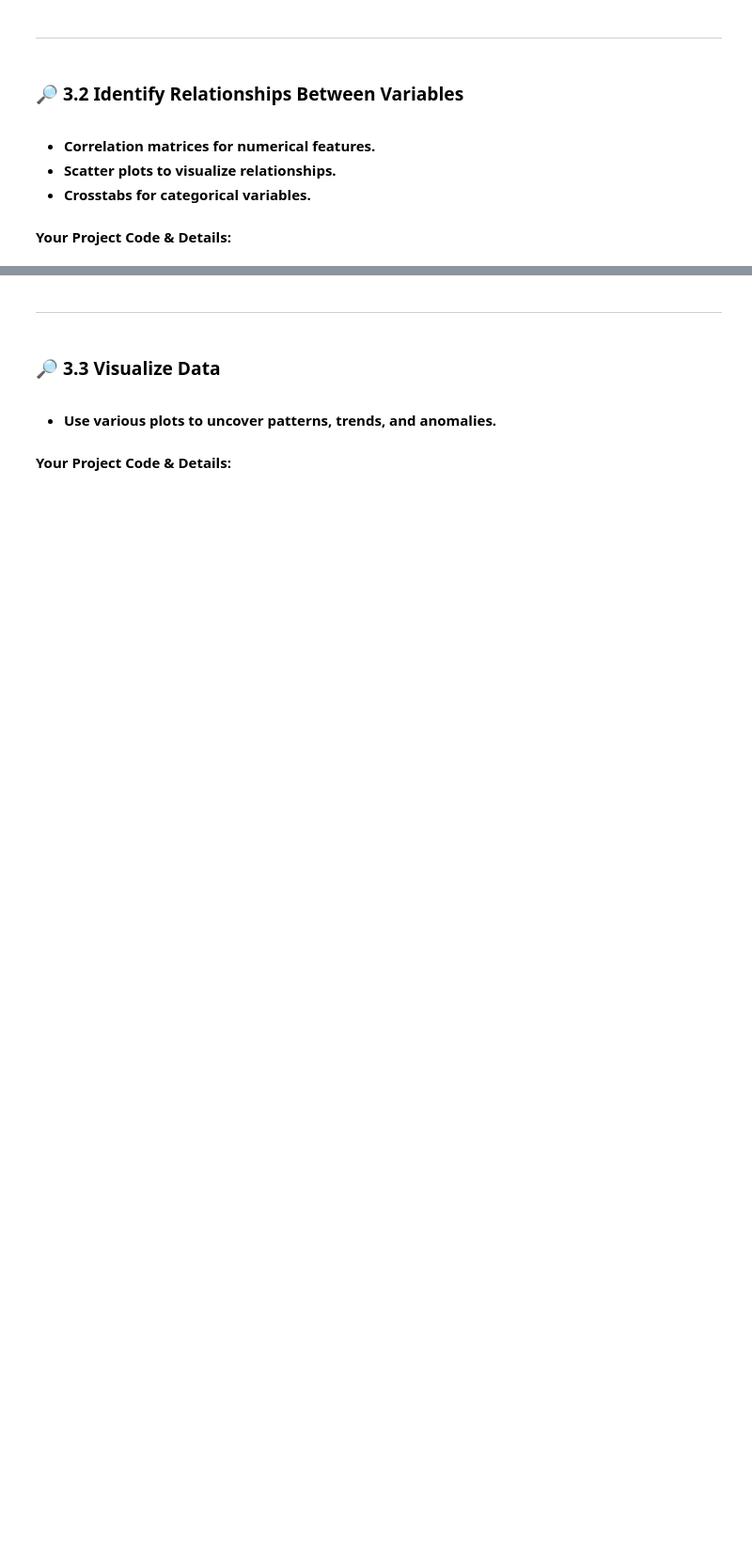
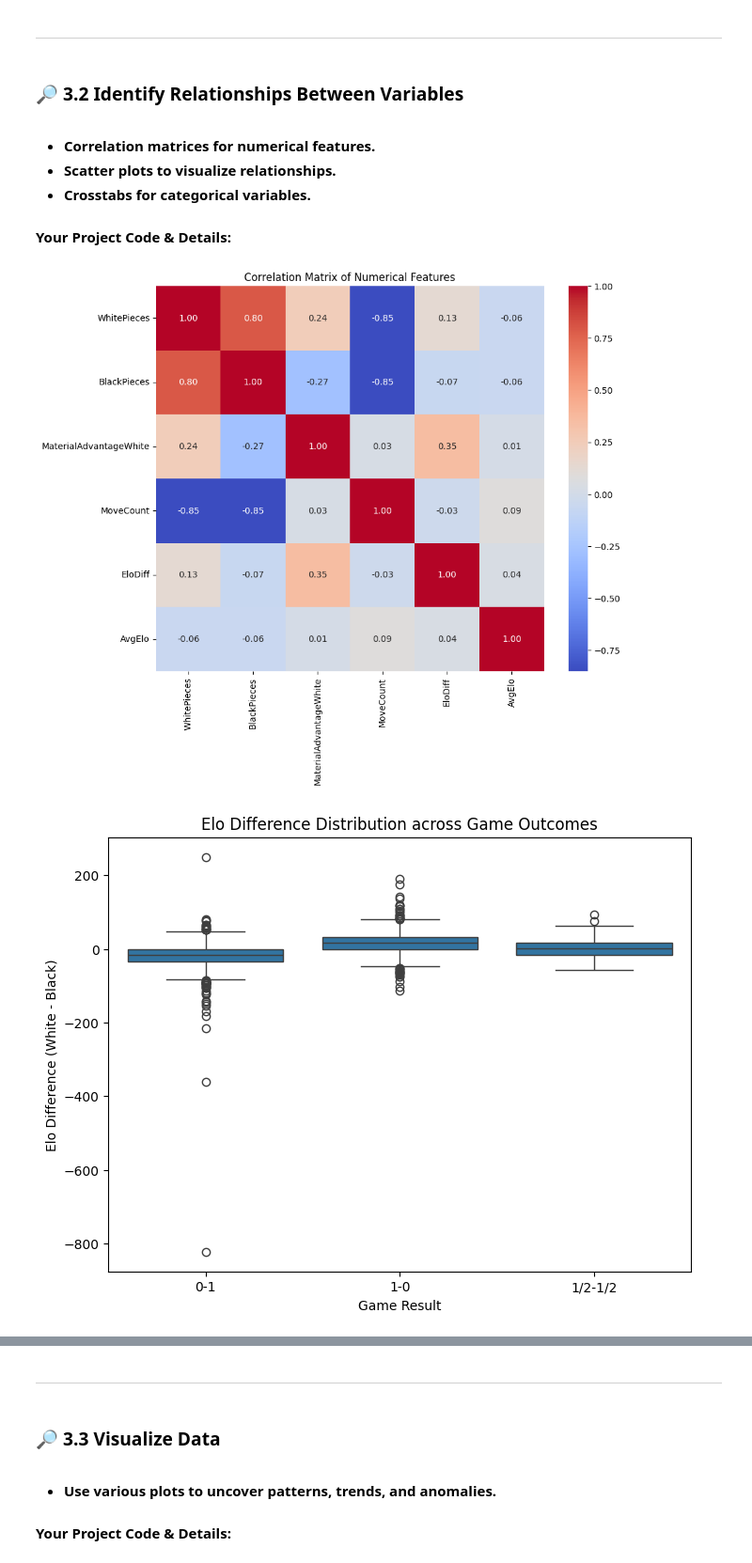
Before and after one commit to clarsendartois/Smart-Engineer-AI, a Jupyter notebook: Machine Learning/Projects/Chess Game Winner Prediction/chess_game_winner_prediction.ipynb, the cells around one changed output, grey strips where cells are left out. Shown at 94% size. Saved outputs shown, nothing was run; the diff lists cells and outputs as text; code cells hidden in the pictures; blank space fills up the shorter version.

```diff
--- a/Machine Learning/Projects/Chess Game Winner Prediction/chess_game_winner_prediction.ipynb
+++ b/Machine Learning/Projects/Chess Game Winner Prediction/chess_game_winner_prediction.ipynb
@@ -383,23 +600,33 @@ plt.show()
 
 #### **Your Project Code & Details:**
 # %%
-# Correlation matrix for numerical features
-plt.figure(figsize=(10, 8))
-sns.heatmap(X_train[numerical_features].corr(), annot=True, cmap='coolwarm', fmt=".2f")
-plt.title('Correlation Matrix of Numerical Features')
-plt.show()
+if 'X_train' in locals():
+    # Correlation matrix for numerical features
+    plt.figure(figsize=(10, 8))
+    sns.heatmap(X_train[numerical_features].corr(), annot=True, cmap='coolwarm', fmt=".2f")
+    plt.title('Correlation Matrix of Numerical Features')
+    plt.show()
 
-# Example: Scatter plot of two numerical features vs. target
-# sns.scatterplot(data=X_train, x='feature_A', y='feature_B', hue=y_train)
-# plt.title('Feature A vs. Feature B colored by Target')
-# plt.show()
+    # Example: Box plot of Elo Difference vs. target outcome
+    # Convert y_train back to original labels for better interpretation in plots
+    reverse_result_mapping = {0: '1-0', 1: '0-1', 2: '1/2-1/2'}
+    y_train_labels = y_train.map(reverse_result_mapping)
 
-# Example: Box plot of a numerical feature vs. categorical target
-# sns.boxplot(x=y_train, y=X_train['numerical_feature_X'])
-# plt.title('Numerical Feature X distribution across Target Classes')
-# plt.show()
+    if 'EloDiff' in X_train.columns:
+        plt.figure(figsize=(8, 6))
+        sns.boxplot(x=y_train_labels, y=X_train['EloDiff'])
+        plt.title('Elo Difference Distribution across Game Outcomes')
+        plt.xlabel('Game Result')
+        plt.ylabel('Elo Difference (White - Black)')
+        plt.show()
 
-# Crosstab for categorical features vs. target
-# for cat_col in categorical_features:
-#     print(f"\nCrosstab for {cat_col} vs. {TARGET_COLUMN}:")
-#     print(pd.crosstab(X_train[cat_col], y_train, normalize='index'))
+    # Crosstab for categorical features vs. target
+    for cat_col in categorical_features:
+        if cat_col in X_train.columns:
+            print(f"\nCrosstab for {cat_col} vs. Game Result:")
+            print(pd.crosstab(X_train[cat_col], y_train_labels, normalize='index'))
+else:
+    print("Skipping relationship analysis as training data was not prepared.")
+# %% [output]
+[figure, added]
+[figure, added]
```
Also changed, not shown: parts of 28 cells of this notebook.
